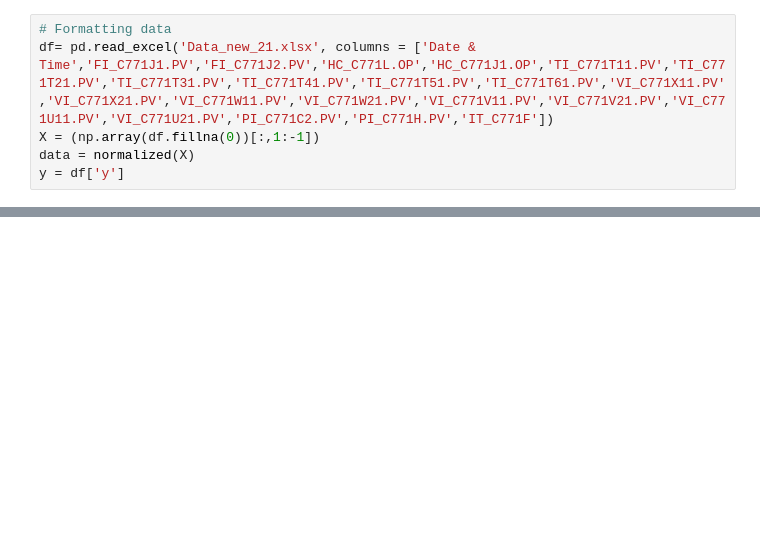
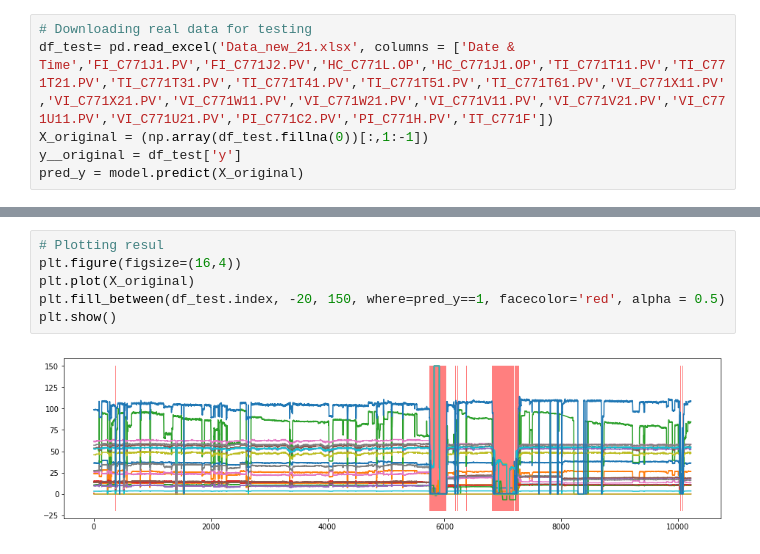
Before and after one commit to AnastasiiaKarliuk/Prediction-Maintenance, a Jupyter notebook: predict maintenance.ipynb, the cells around one changed output, grey strips where cells are left out. Drawn from its saved outputs; the diff is of its cells as text; blank space fills up the shorter version.

```diff
--- a/predict maintenance.ipynb
+++ b/predict maintenance.ipynb
@@ -12,6 +97,6 @@ def normalized (x):
 # %%
-# Formatting data
-df= pd.read_excel('Data_new_21.xlsx', columns = ['Date & Time','FI_C771J1.PV','FI_C771J2.PV','HC_C771L.OP','HC_C771J1.OP','TI_C771T11.PV','TI_C771T21.PV','TI_C771T31.PV','TI_C771T41.PV','TI_C771T51.PV','TI_C771T61.PV','VI_C771X11.PV','VI_C771X21.PV','VI_C771W11.PV','VI_C771W21.PV','VI_C771V11.PV','VI_C771V21.PV','VI_C771U11.PV','VI_C771U21.PV','PI_C771C2.PV','PI_C771H.PV','IT_C771F'])
-X = (np.array(df.fillna(0))[:,1:-1])
-data = normalized(X)
-y = df['y']
+# Downloading real data for testing
+df_test= pd.read_excel('Data_new_21.xlsx', columns = ['Date & Time','FI_C771J1.PV','FI_C771J2.PV','HC_C771L.OP','HC_C771J1.OP','TI_C771T11.PV','TI_C771T21.PV','TI_C771T31.PV','TI_C771T41.PV','TI_C771T51.PV','TI_C771T61.PV','VI_C771X11.PV','VI_C771X21.PV','VI_C771W11.PV','VI_C771W21.PV','VI_C771V11.PV','VI_C771V21.PV','VI_C771U11.PV','VI_C771U21.PV','PI_C771C2.PV','PI_C771H.PV','IT_C771F'])
+X_original = (np.array(df_test.fillna(0))[:,1:-1])
+y__original = df_test['y']
+pred_y = model.predict(X_original)
@@ -42,0 +103,8 @@ plt.show()
+# %%
+# Plotting resul
+plt.figure(figsize=(16,4))
+plt.plot(X_original)
+plt.fill_between(df_test.index, -20, 150, where=pred_y==1, facecolor='red', alpha = 0.5)
+plt.show()
+# %% [output]
+[figure, added]
```
Also changed, not shown: parts of 6 cells of this notebook, 3 other files.
